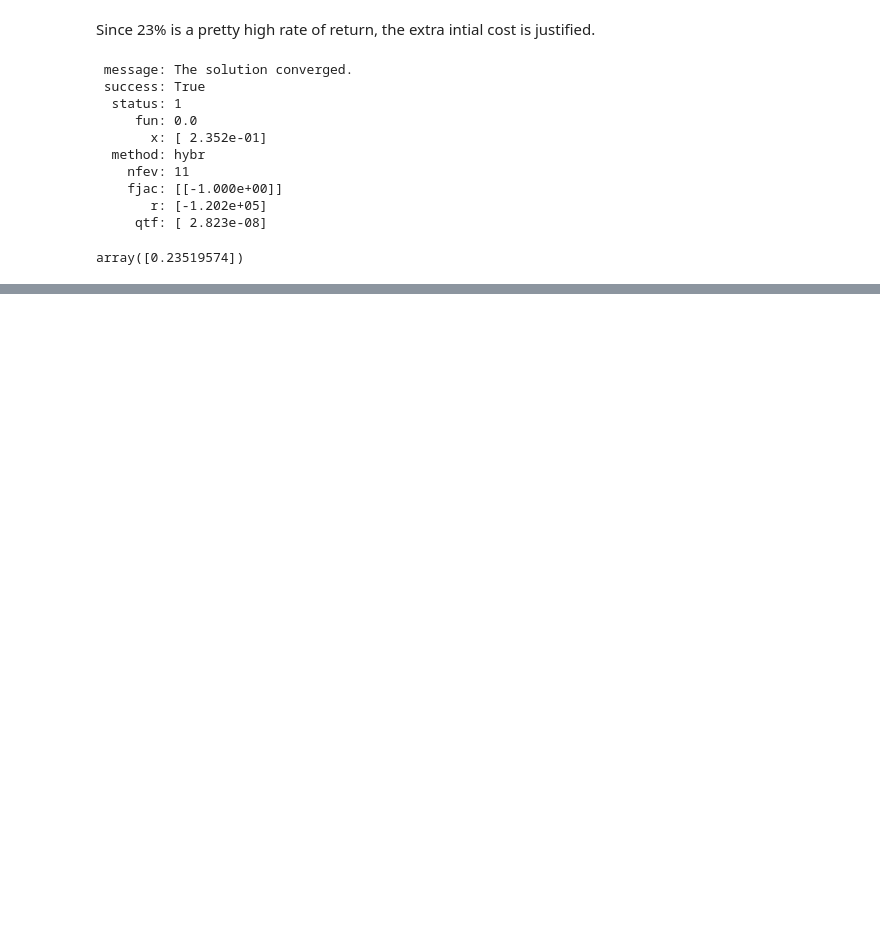
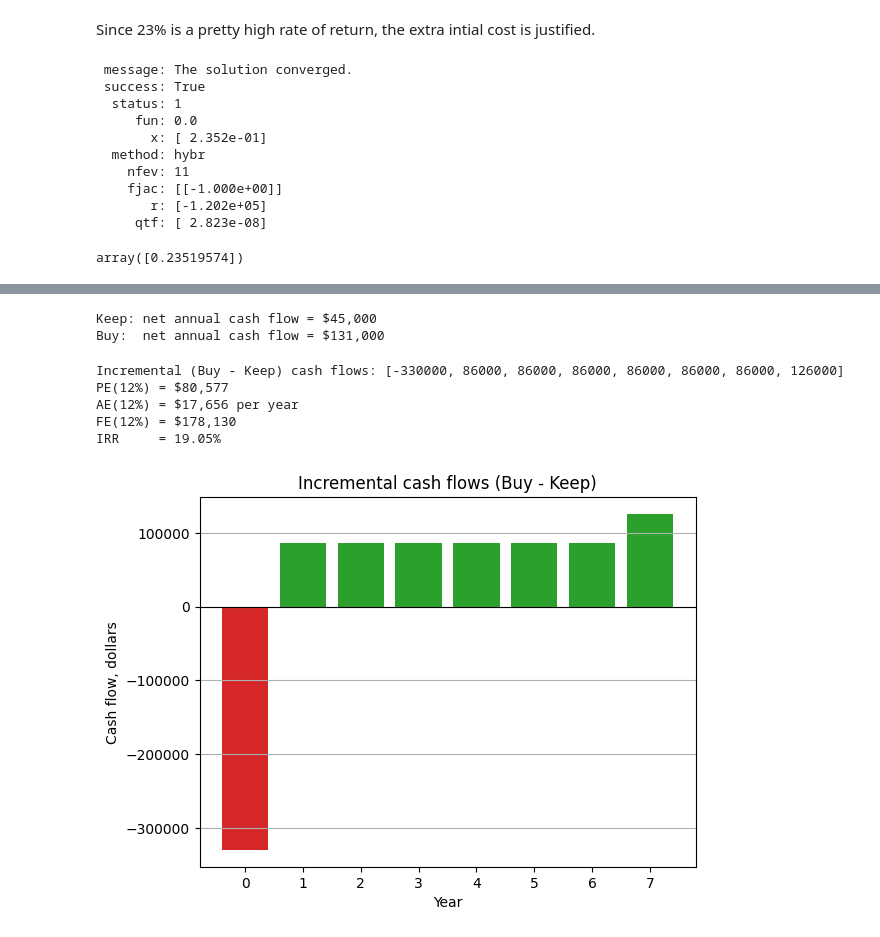
Before and after one commit to Dr-Daily/SystemsEngineering, a Jupyter notebook: Economic Evaluation.ipynb, the cells around one changed output, grey strips where cells are left out. Drawn from its saved outputs; the diff is of its cells as text; code cells hidden in the pictures; blank space fills up the shorter version.

```diff
--- a/Economic Evaluation.ipynb
+++ b/Economic Evaluation.ipynb
@@ -606,3 +621,5 @@ i=0.40 #interest rate
+# %%
+i = 0.14 # interest rate (try 0.30 to see the ranking flip)
 # %%
 #Build Cash Flow sequences
 semi_cash_flow=[110000]
@@ -690,0 +722,48 @@ np.float64(0.23519573713229558)
+# %%
+# Interest factors as small functions
+def PA(i, n): return ((1+i)**n - 1)/(i*(1+i)**n)
+def PF(i, n): return (1+i)**-n
+def AP(i, n): return 1/PA(i, n)
+def PE_of(flows, i): return sum(F_t*(1+i)**-t for t, F_t in enumerate(flows))
+
+MARR, N_study = 0.12, 7
+price = 35
+keep = dict(q=4000, v=20, om=15000)
+buy  = dict(q=9000, v=18, om=22000, cost=350000, salvage=40000)
+trade_in = 20000
+
+def net_annual(m, q=None):
+    q = m['q'] if q is None else q
+    return q*(price - m['v']) - m['om']
+
+print("Keep: net annual cash flow = ${:,.0f}".format(net_annual(keep)))
+print("Buy:  net annual cash flow = ${:,.0f}".format(net_annual(buy)))
+# %% [output]
+Keep: net annual cash flow = $45,000
+Buy:  net annual cash flow = $131,000
+# %%
+def incremental_flows(q_buy=buy['q']):
+    d = net_annual(buy, q_buy) - net_annual(keep)
+    return [-(buy['cost'] - trade_in)] + [d]*(N_study - 1) + [d + buy['salvage']]
+
+flows = incremental_flows()
+print("Incremental (Buy - Keep) cash flows:", flows)
+PE_inv = PE_of(flows, MARR)
+AE_inv = PE_inv*AP(MARR, N_study)
+IRR_inv = npf.irr(flows)
+print("PE(12%) = ${:,.0f}".format(PE_inv))
+print("AE(12%) = ${:,.0f} per year".format(AE_inv))
+print("FE(12%) = ${:,.0f}".format(PE_inv*(1+MARR)**N_study))
+print("IRR     = {:0.2%}".format(IRR_inv))
+
+plt.bar(range(len(flows)), flows, color=['C3' if f < 0 else 'C2' for f in flows])
+plt.axhline(0, color='k', lw=0.8)
+plt.xlabel("Year"); plt.ylabel("Cash flow, dollars"); plt.title("Incremental cash flows (Buy - Keep)")
+plt.grid(axis='y');
+# %% [output]
+Incremental (Buy - Keep) cash flows: [-330000, 86000, 86000, 86000, 86000, 86000, 86000, 126000]
+PE(12%) = $80,577
+AE(12%) = $17,656 per year
+FE(12%) = $178,130
+IRR     = 19.05%
+[figure, added]
```
Also changed, not shown: parts of 32 cells of this notebook.
